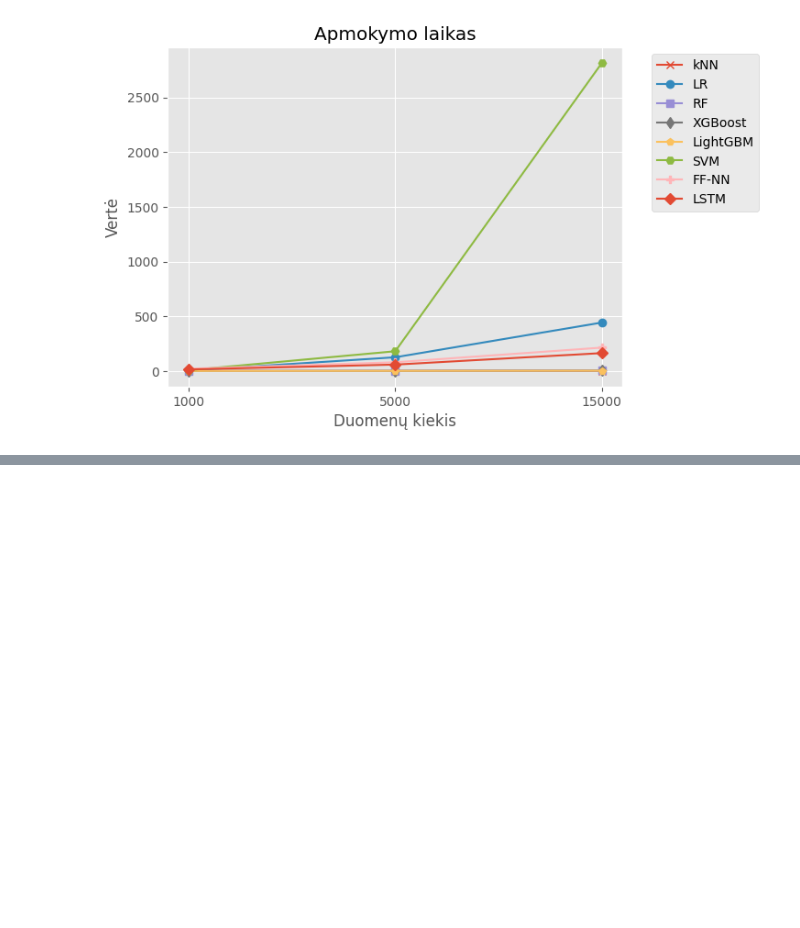
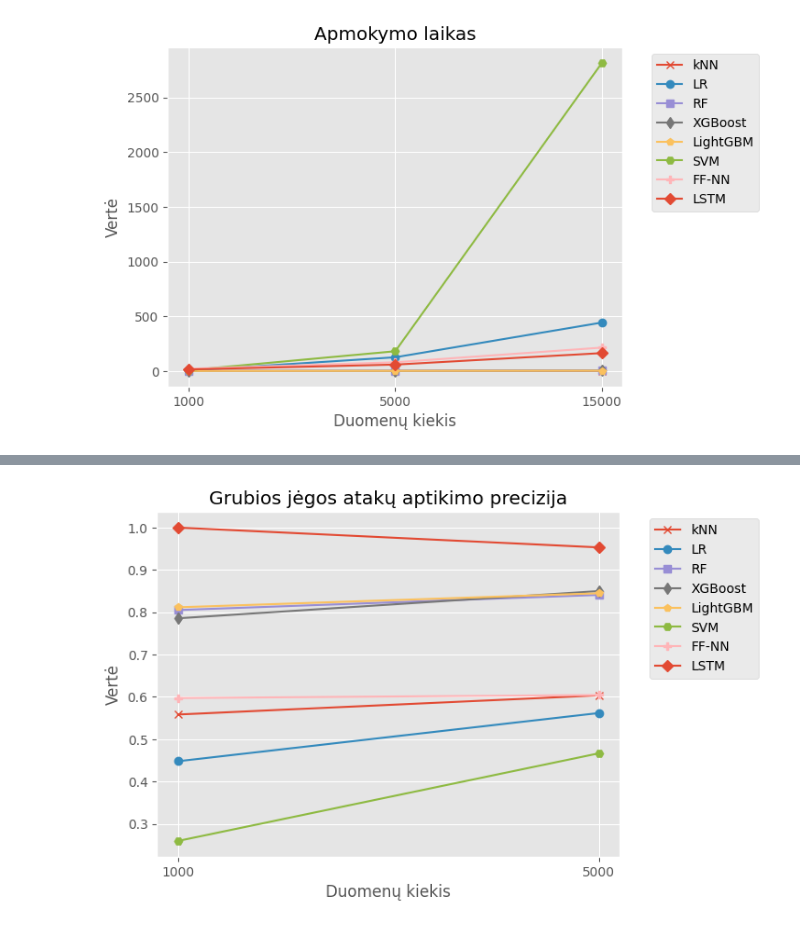
Before and after one commit to KostasEreksonas/Magistrinis, a Jupyter notebook: Time_series.ipynb, the cells around one changed output, grey strips where cells are left out. Cells and saved outputs as stored; diff of their text form; code cells hidden in the pictures; blank space fills up the shorter version.

```diff
--- a/Time_series.ipynb
+++ b/Time_series.ipynb
@@ -209,0 +299,5 @@ plot_time_series(time, "Apmokymo laikas")
+# %%
+bruteforce_precision = pd.DataFrame(bruteforce_precision).transpose()
+plot_time_series(bruteforce_precision, "Grubios jėgos atakų aptikimo precizija")
+# %% [output]
+[figure, added]
```
Also changed, not shown: parts of 24 cells of this notebook, 15 other files.
